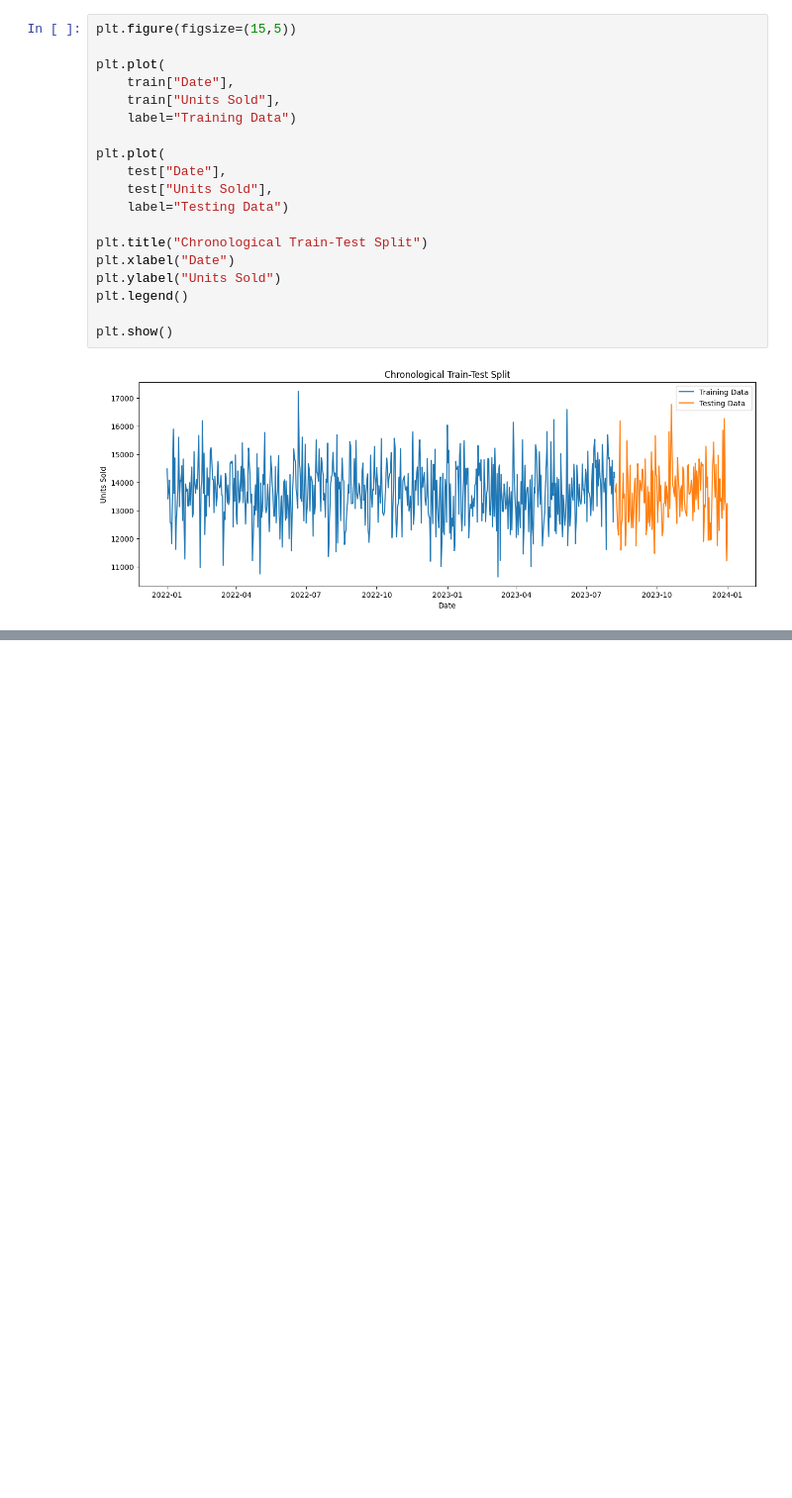
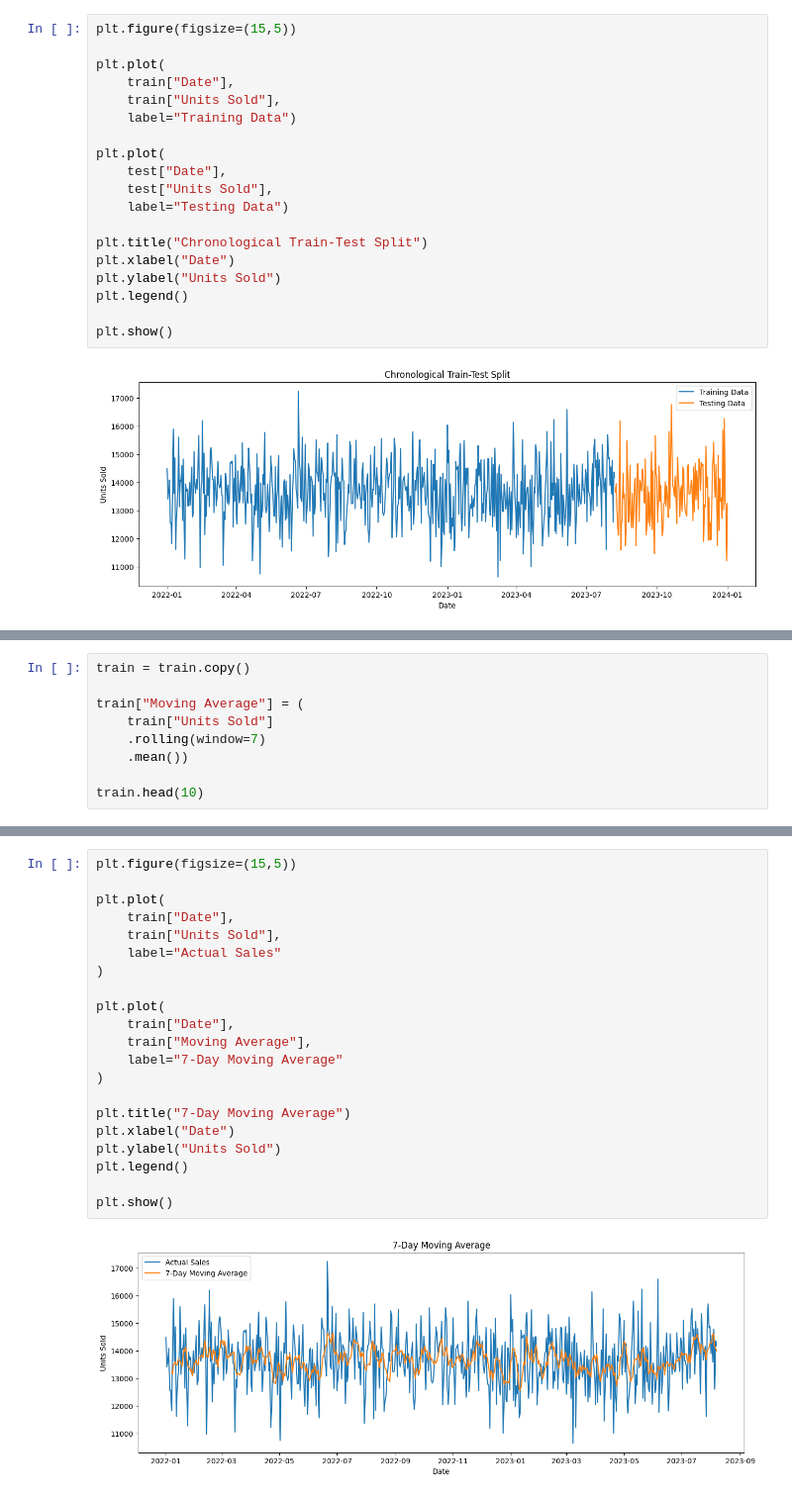
Before and after one commit to Adithyan-7/supply-chain-demand-forecasting, a Jupyter notebook: notebooks/04_demand_forecasting.ipynb, the cells around one changed output, grey strips where cells are left out. Shown at 99% size. Saved outputs shown, nothing was run; the diff lists cells and outputs as text; blank space fills up the shorter version.

Commit message:
feat: implement 7-day moving average baseline

```diff
--- a/notebooks/04_demand_forecasting.ipynb
+++ b/notebooks/04_demand_forecasting.ipynb
@@ -132,0 +139,9 @@ plt.show()
+# %%
+train = train.copy()
+
+train["Moving Average"] = (
+    train["Units Sold"]
+    .rolling(window=7)
+    .mean())
+
+train.head(10)
@@ -132,0 +166,23 @@ plt.show()
+# %%
+plt.figure(figsize=(15,5))
+
+plt.plot(
+    train["Date"],
+    train["Units Sold"],
+    label="Actual Sales"
+)
+
+plt.plot(
+    train["Date"],
+    train["Moving Average"],
+    label="7-Day Moving Average"
+)
+
+plt.title("7-Day Moving Average")
+plt.xlabel("Date")
+plt.ylabel("Units Sold")
+plt.legend()
+
+plt.show()
+# %% [output]
+[figure, added]
```
Also changed, not shown: parts of 4 cells of this notebook.
